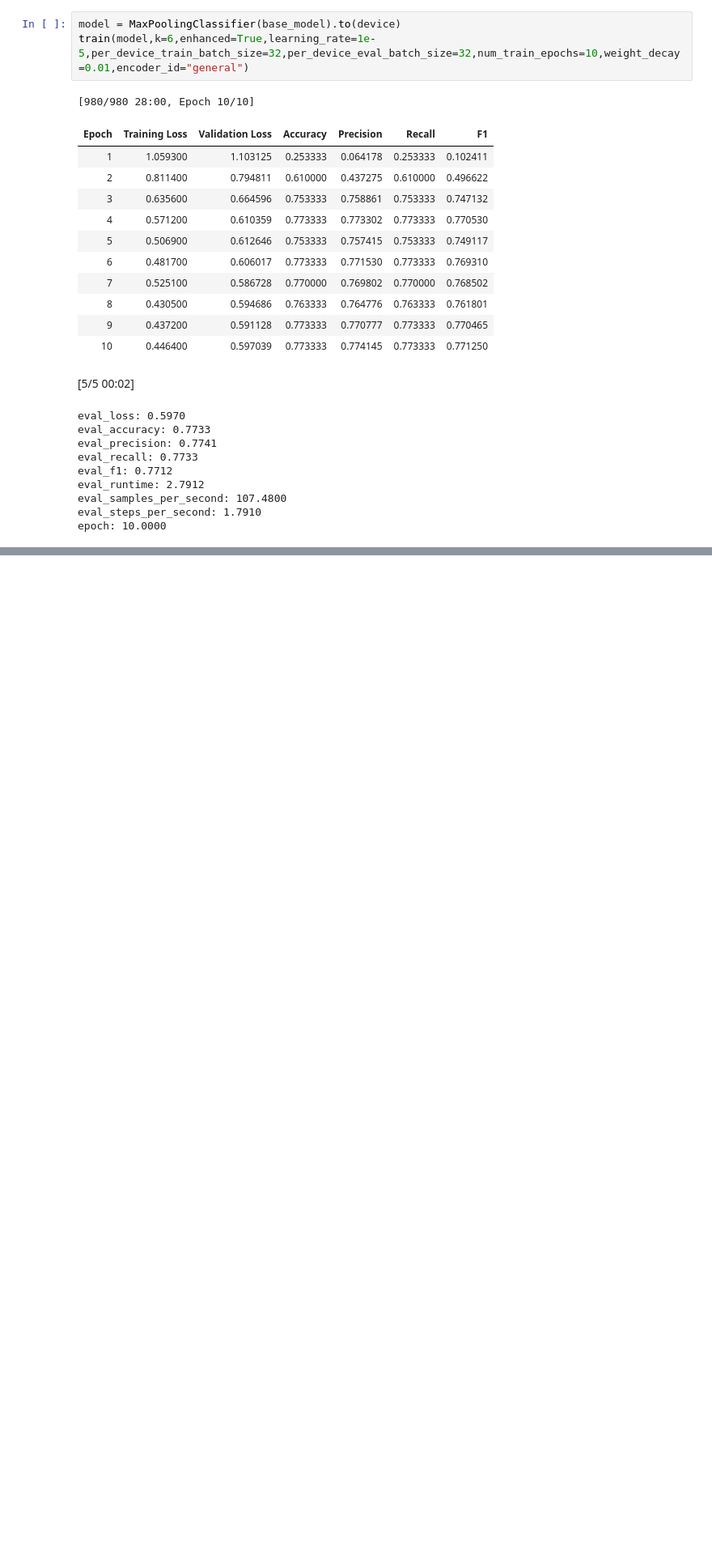
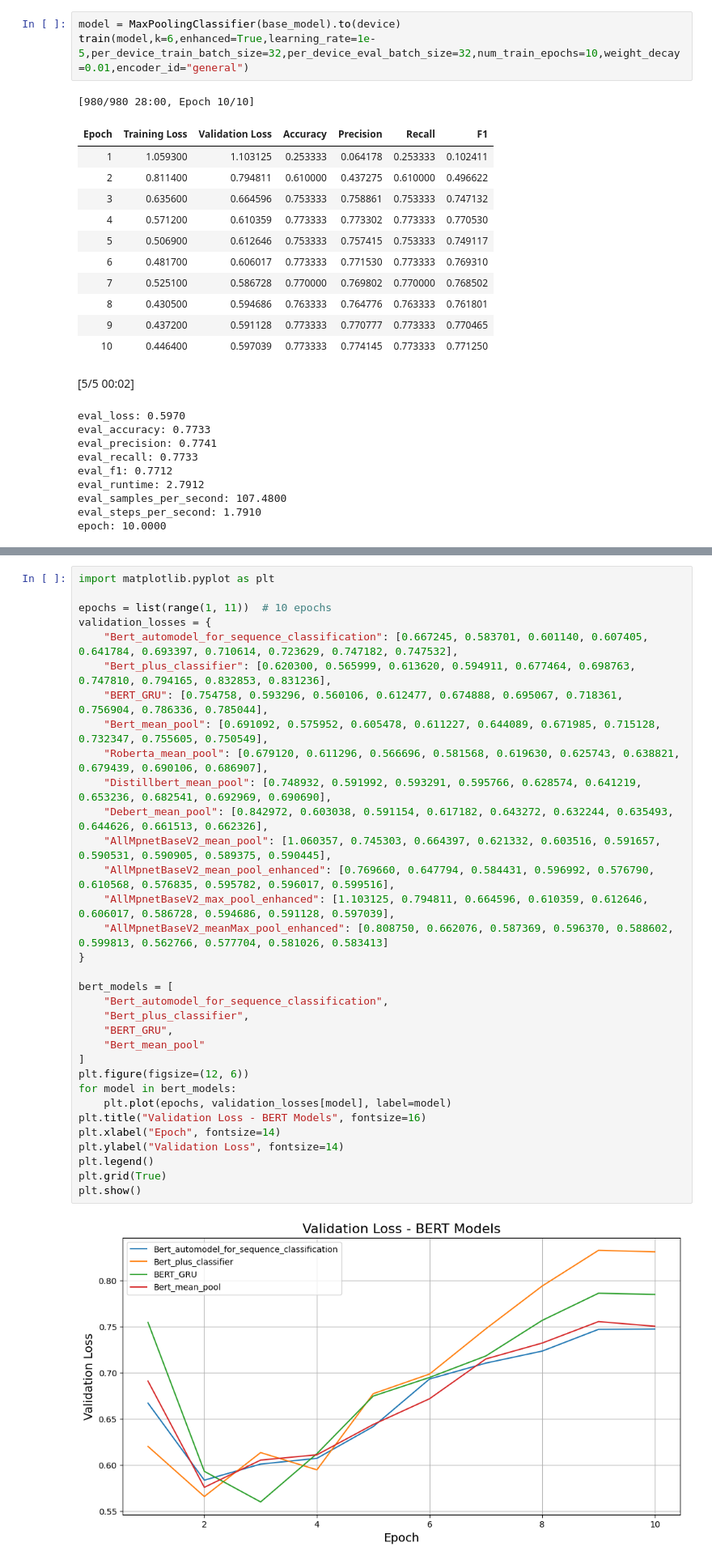
Before and after one commit to alessioborgi/MNLP, a Jupyter notebook: Fine_Tuned_Transformer.ipynb, the cells around one changed output, grey strips where cells are left out. Shown at 81% size. Cells and saved outputs as stored; diff of their text form; blank space fills up the shorter version.

Commit message:
Adding images and comments.

```diff
--- a/Fine_Tuned_Transformer.ipynb
+++ b/Fine_Tuned_Transformer.ipynb
@@ -2191,0 +2215,35 @@ epoch: 10.0000
+# %%
+import matplotlib.pyplot as plt
+
+epochs = list(range(1, 11))  # 10 epochs
+validation_losses = {
+    "Bert_automodel_for_sequence_classification": [0.667245, 0.583701, 0.601140, 0.607405, 0.641784, 0.693397, 0.710614, 0.723629, 0.747182, 0.747532],
+    "Bert_plus_classifier": [0.620300, 0.565999, 0.613620, 0.594911, 0.677464, 0.698763, 0.747810, 0.794165, 0.832853, 0.831236],
+    "BERT_GRU": [0.754758, 0.593296, 0.560106, 0.612477, 0.674888, 0.695067, 0.718361, 0.756904, 0.786336, 0.785044],
+    "Bert_mean_pool": [0.691092, 0.575952, 0.605478, 0.611227, 0.644089, 0.671985, 0.715128, 0.732347, 0.755605, 0.750549],
+    "Roberta_mean_pool": [0.679120, 0.611296, 0.566696, 0.581568, 0.619630, 0.625743, 0.638821, 0.679439, 0.690106, 0.686907],
+    "Distillbert_mean_pool": [0.748932, 0.591992, 0.593291, 0.595766, 0.628574, 0.641219, 0.653236, 0.682541, 0.692969, 0.690690],
+    "Debert_mean_pool": [0.842972, 0.603038, 0.591154, 0.617182, 0.643272, 0.632244, 0.635493, 0.644626, 0.661513, 0.662326],
+    "AllMpnetBaseV2_mean_pool": [1.060357, 0.745303, 0.664397, 0.621332, 0.603516, 0.591657, 0.590531, 0.590905, 0.589375, 0.590445],
+    "AllMpnetBaseV2_mean_pool_enhanced": [0.769660, 0.647794, 0.584431, 0.596992, 0.576790, 0.610568, 0.576835, 0.595782, 0.596017, 0.599516],
+    "AllMpnetBaseV2_max_pool_enhanced": [1.103125, 0.794811, 0.664596, 0.610359, 0.612646, 0.606017, 0.586728, 0.594686, 0.591128, 0.597039],
+    "AllMpnetBaseV2_meanMax_pool_enhanced": [0.808750, 0.662076, 0.587369, 0.596370, 0.588602, 0.599813, 0.562766, 0.577704, 0.581026, 0.583413]
+}
+
+bert_models = [
+    "Bert_automodel_for_sequence_classification",
+    "Bert_plus_classifier",
+    "BERT_GRU",
+    "Bert_mean_pool"
+]
+plt.figure(figsize=(12, 6))
+for model in bert_models:
+    plt.plot(epochs, validation_losses[model], label=model)
+plt.title("Validation Loss - BERT Models", fontsize=16)
+plt.xlabel("Epoch", fontsize=14)
+plt.ylabel("Validation Loss", fontsize=14)
+plt.legend()
+plt.grid(True)
+plt.show()
+# %% [output]
+[figure, added]
```
Also changed, not shown: parts of 26 cells of this notebook.
